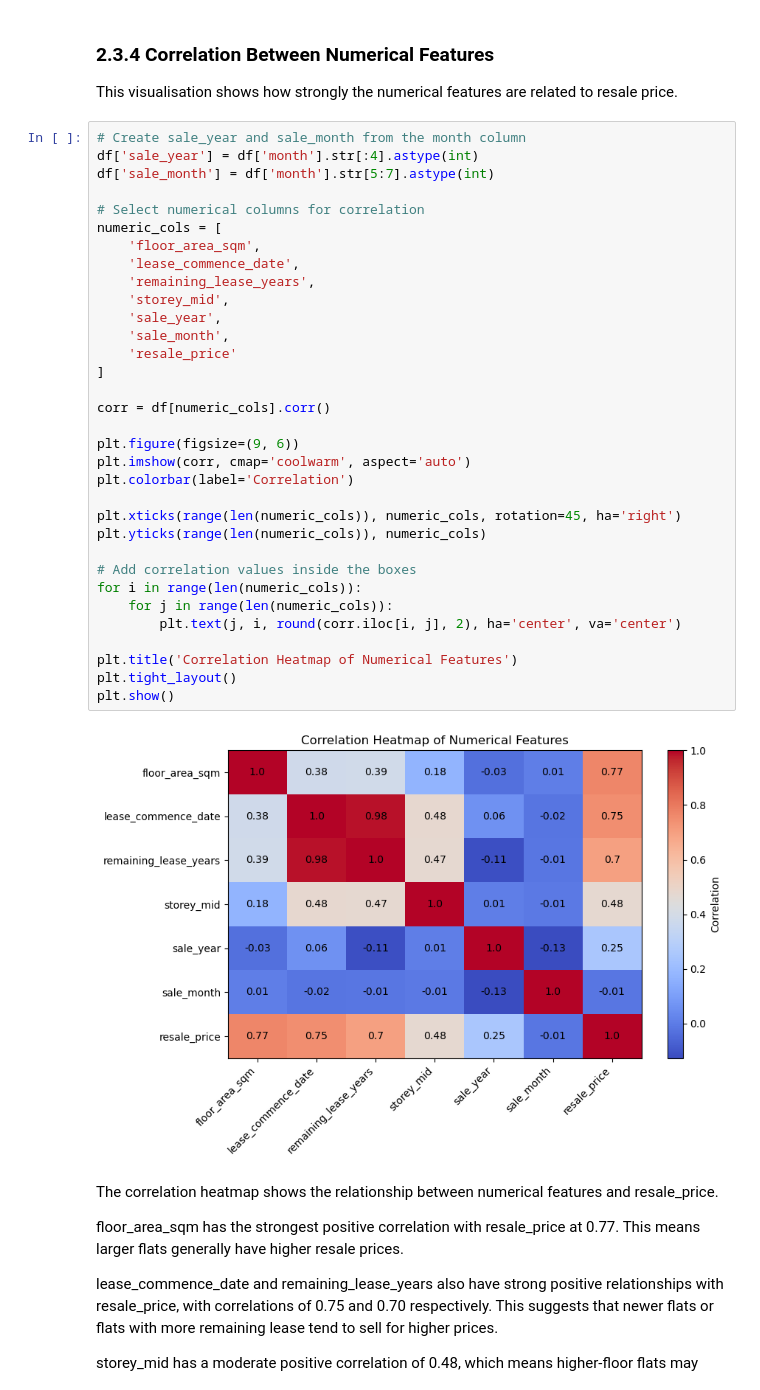
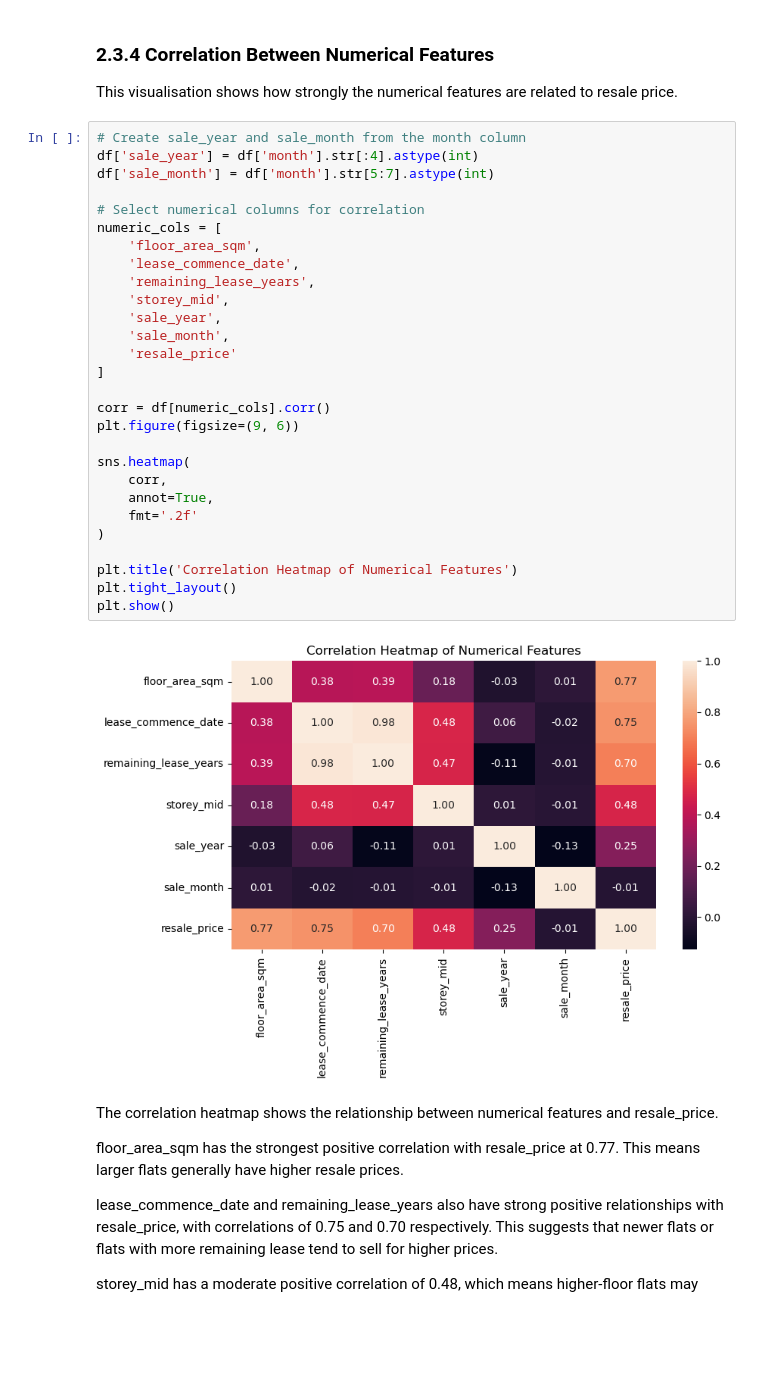
Before and after one commit to zephen1234/mldp-project, a Jupyter notebook: MLDP Program Codes Submission .ipynb, the cells around one changed output. Saved outputs shown, nothing was run; the diff lists cells and outputs as text; blank space fills up the shorter version.

```diff
--- a/MLDP Program Codes Submission .ipynb
+++ b/MLDP Program Codes Submission .ipynb
@@ -494,38 +492,33 @@ This visualisation shows how strongly the numerical features are related to resa
 # %%
 # Create sale_year and sale_month from the month column
 df['sale_year'] = df['month'].str[:4].astype(int)
 df['sale_month'] = df['month'].str[5:7].astype(int)
 
 # Select numerical columns for correlation
 numeric_cols = [
     'floor_area_sqm',
     'lease_commence_date',
     'remaining_lease_years',
     'storey_mid',
     'sale_year',
     'sale_month',
     'resale_price'
 ]
 
 corr = df[numeric_cols].corr()
+plt.figure(figsize=(9, 6))
 
-plt.figure(figsize=(9, 6))
-plt.imshow(corr, cmap='coolwarm', aspect='auto')
-plt.colorbar(label='Correlation')
-
-plt.xticks(range(len(numeric_cols)), numeric_cols, rotation=45, ha='right')
-plt.yticks(range(len(numeric_cols)), numeric_cols)
-
-# Add correlation values inside the boxes
-for i in range(len(numeric_cols)):
-    for j in range(len(numeric_cols)):
-        plt.text(j, i, round(corr.iloc[i, j], 2), ha='center', va='center')
+sns.heatmap(
+    corr,
+    annot=True,
+    fmt='.2f'
+)
 
 plt.title('Correlation Heatmap of Numerical Features')
 plt.tight_layout()
 plt.show()
 # %% [output]
-[figure, old version]
+[figure, new version]
 # %% [markdown]
 The correlation heatmap shows the relationship between numerical features and resale_price.
 
```
Also changed, not shown: parts of 15 cells of this notebook.
